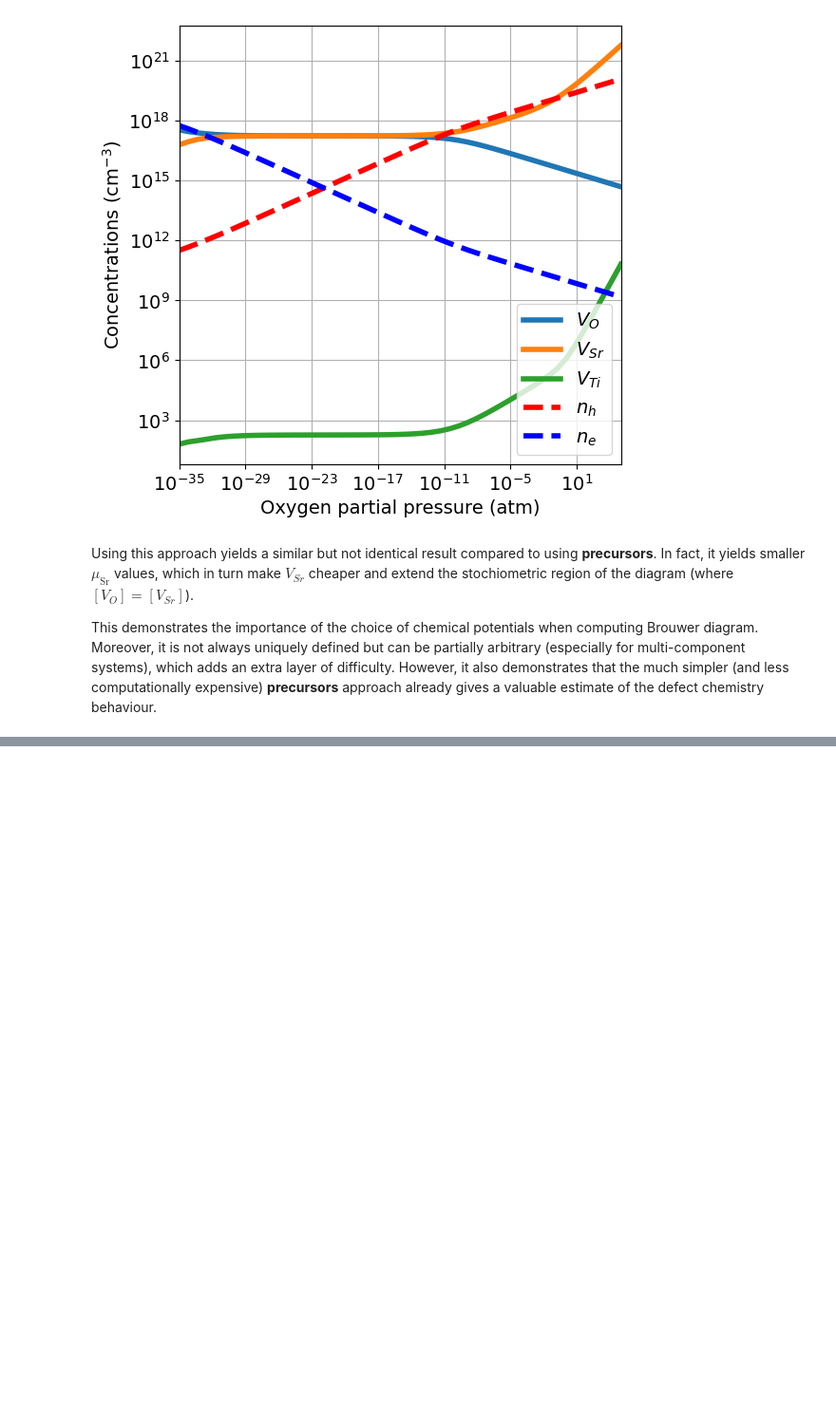
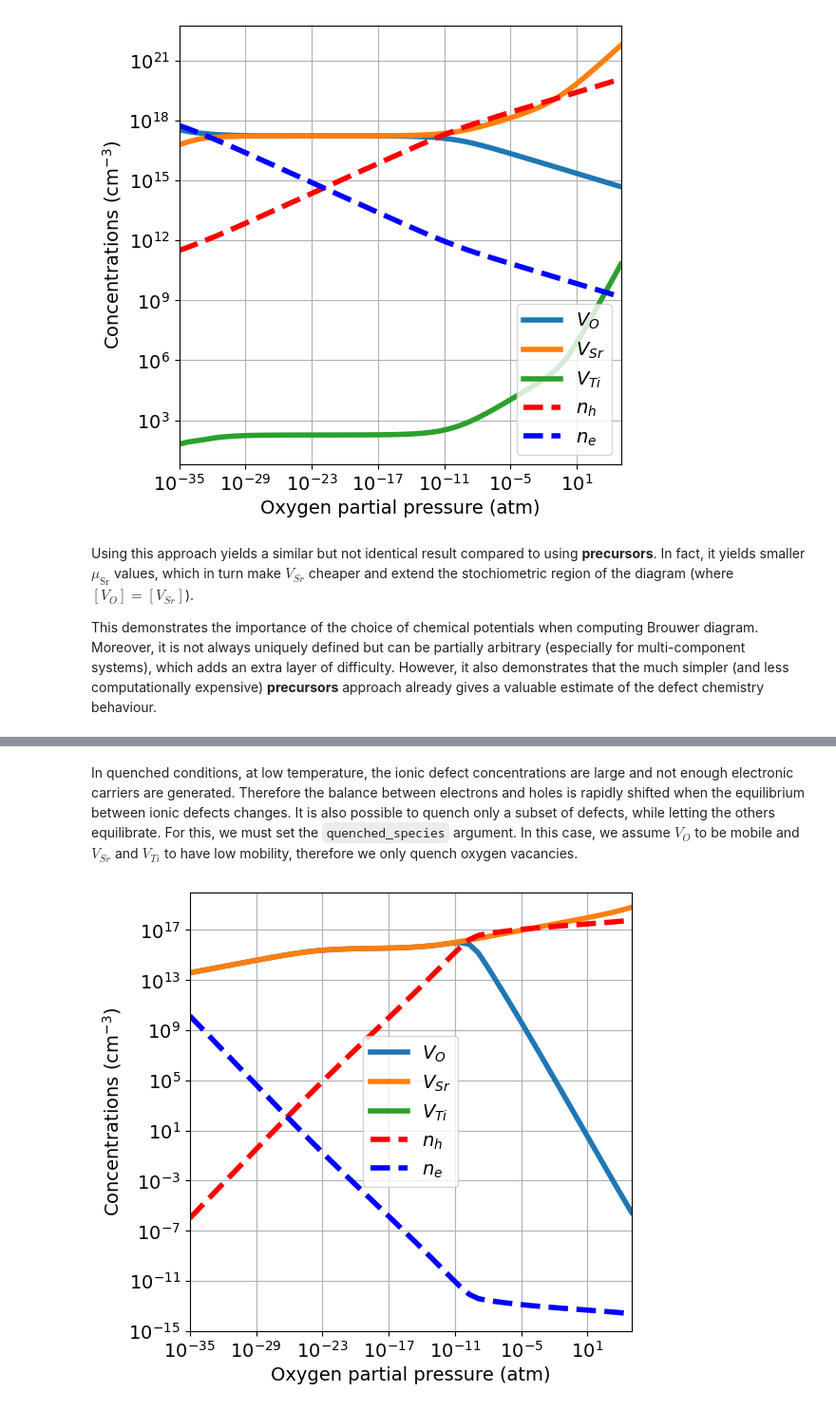
Before and after one commit to lorenzo-villa-hub/defermi, a Jupyter notebook: tutorials/brouwer_diagram.ipynb, the cells around one changed output, grey strips where cells are left out. Shown at 95% size. Drawn from its saved outputs; the diff is of its cells as text; code cells hidden in the pictures; blank space fills up the shorter version.

```diff
--- a/tutorials/brouwer_diagram.ipynb
+++ b/tutorials/brouwer_diagram.ipynb
@@ -218,0 +239,16 @@ This demonstrates the importance of the choice of chemical potentials when compu
+# %% [markdown]
+In quenched conditions, at low temperature, the ionic defect concentrations are large and not enough electronic carriers are generated. Therefore the balance between electrons and holes is rapidly shifted when the equilibrium between ionic defects changes. It is also possible to quench only a subset of defects, while letting the others equilibrate. For this, we must set the `quenched_species` argument. In this case, we assume $V_O$ to be mobile and $V_{Sr}$ and $V_{Ti}$ to have low mobility, therefore we only quench oxygen vacancies.
+# %%
+da.plot_brouwer_diagram(
+                        bulk_dos={'m_eff_e':0.5,'m_eff_h':0.4},
+                        temperature=1000,
+                        quench_temperature=300,
+                        quenched_species=['Vac_Sr'],
+                        precursors={'SrO':-12.79, 'TiO2':-28.3},
+                        oxygen_ref=-4.95,
+                        pressure_range=pressure_range,
+                        figsize=(6,6),
+                        fontsize=14,
+                        ylim=(1e-15,1e20));
+# %% [output]
+[figure, added]
```
Also changed, not shown: parts of 9 cells of this notebook.
